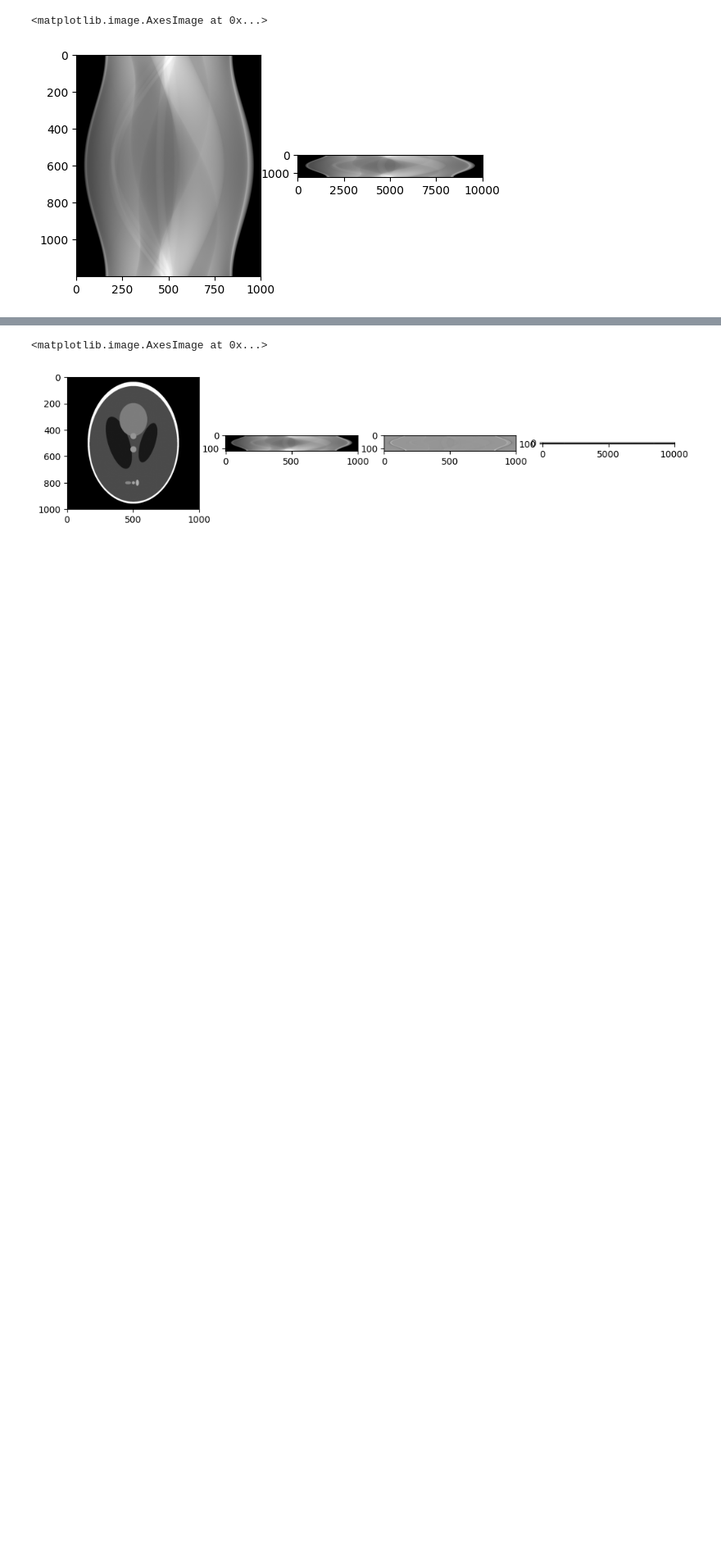
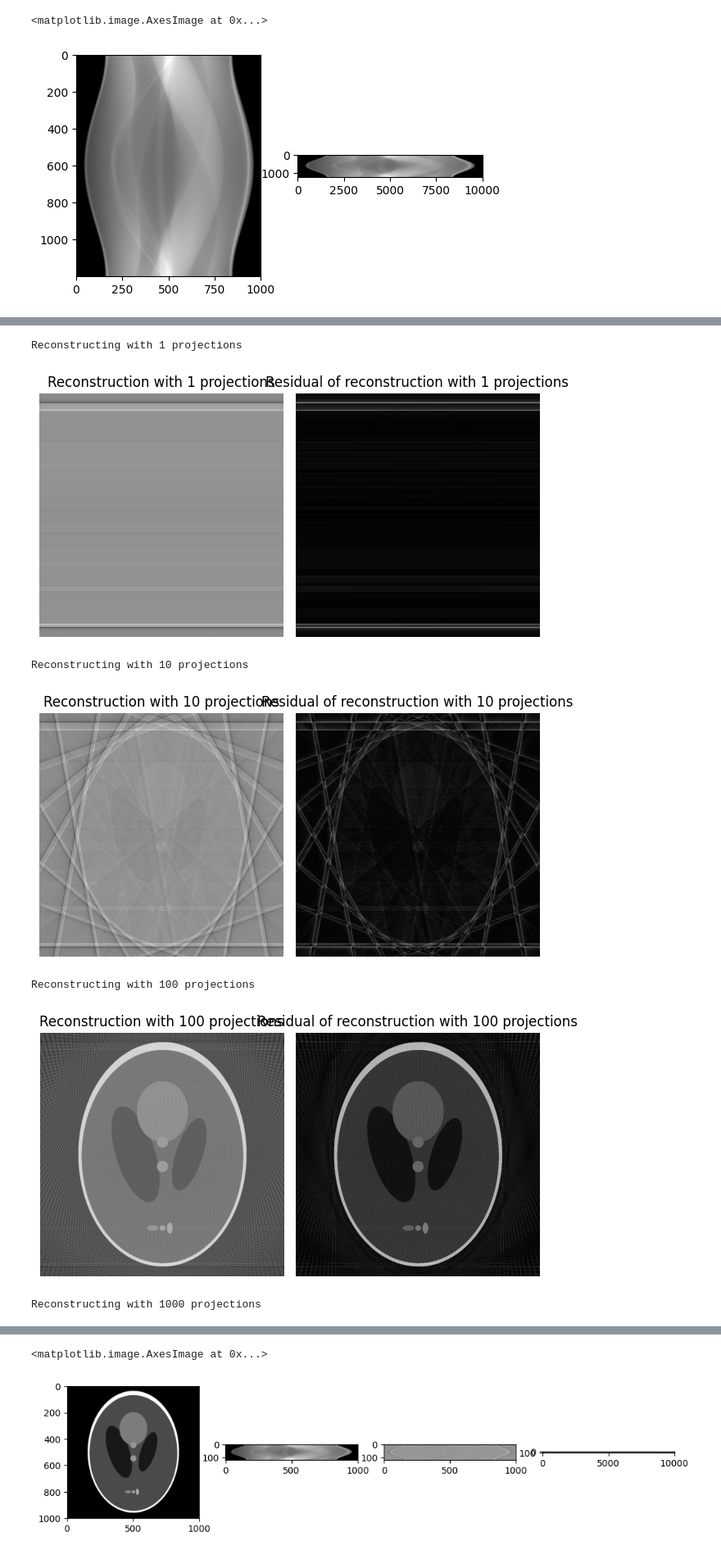
Before and after one commit to PauAltur/CT_recon, a Jupyter notebook: test_nb.ipynb, the cells around one changed output, grey strips where cells are left out. Shown at 82% size. Drawn from its saved outputs; the diff is of its cells as text; code cells hidden in the pictures; blank space fills up the shorter version.

```diff
--- a/test_nb.ipynb
+++ b/test_nb.ipynb
@@ -217,14 +172,51 @@ KeyboardInterrupt:
 # %%
-from reconstruct import filter_projections, interpolate_projections, backproject
+import numpy as np
+import matplotlib.pyplot as plt
+from shepp_logan import shepp_logan
+from project import acquire_projections
+from reconstruct import filter_projections, interpolate_projections, backproject, DiscreteWindowedRampFilter
 
 N = 1001
-K = 120
+K = [1,10,100,1000]
 tau = 0.1
 factor = 10
 
 phantom = shepp_logan(N)
-P_theta = acquire_projections(phantom, n_projections=K, axis="x")
-Q_theta = filter_projections(P_theta, tau=0.1)
-t = np.arange(-N // 2, N // 2) * tau
-t_new, Q_theta_interp = interpolate_projections(t, Q_theta, factor)
-recon = backproject(Q_theta_interp, N, t_new, tau)
+
+for k in K:
+    print(f"Reconstructing with {k} projections")
+
+    # Acquire projections
+    P_theta = acquire_projections(phantom, n_projections=k, axis="x")
+
+    # Filter projections
+    Q_theta = filter_projections(P_theta, tau=tau)
+
+    # Interpolate projections
+    t = np.arange(-N // 2, N // 2) * tau
+    t_new, Q_theta_interp = interpolate_projections(t, Q_theta, factor=factor)
+
+    # Backproject to reconstruct the image
+    recon = backproject(Q_theta_interp, N, t_new, tau)
+
+    # Display the reconstruction
+    plt.subplot(1,2,1)
+    plt.imshow(recon, cmap="gray")
+    plt.title(f"Reconstruction with {k} projections")
+    plt.axis("off")
+
+    plt.subplot(1,2,2)
+    plt.imshow(np.abs(recon - phantom), cmap="gray")
+    plt.title(f"Residual of reconstruction with {k} projections")
+    plt.axis("off")
+
+    plt.tight_layout()
+    plt.show()
+# %% [output]
+Reconstructing with 1 projections
+[figure, added]
+Reconstructing with 10 projections
+[figure, added]
+Reconstructing with 100 projections
+[figure, added]
+Reconstructing with 1000 projections
```
Also changed, not shown: parts of 17 cells of this notebook, 3 other files.
